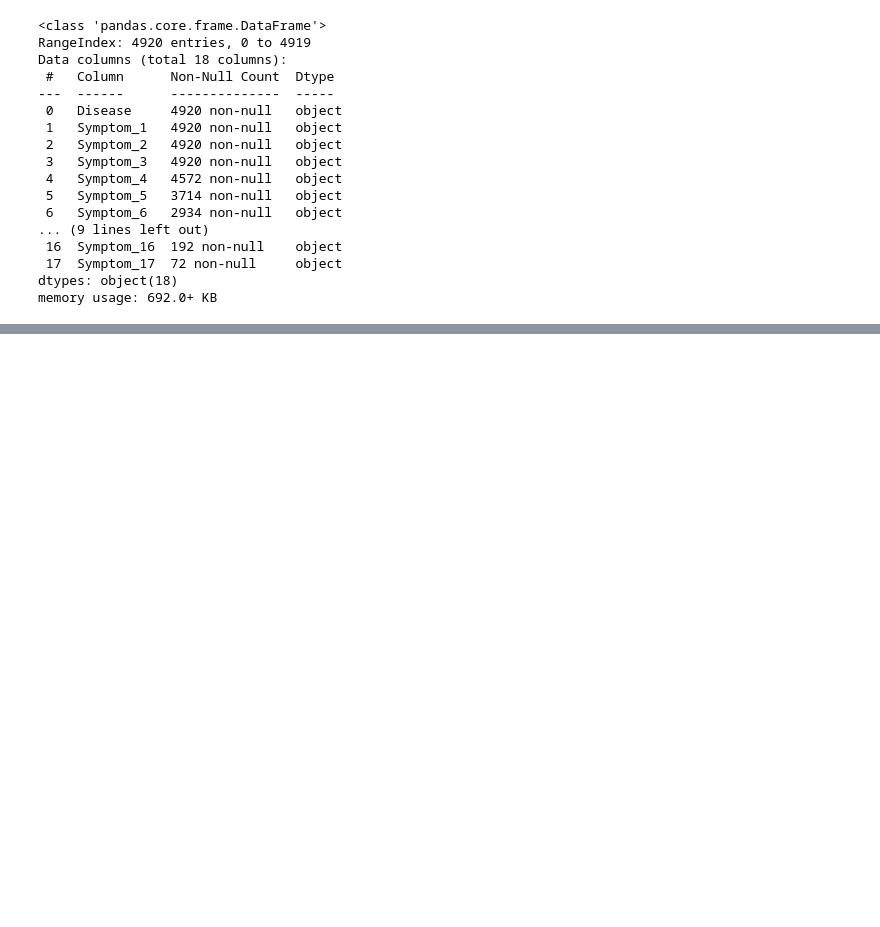
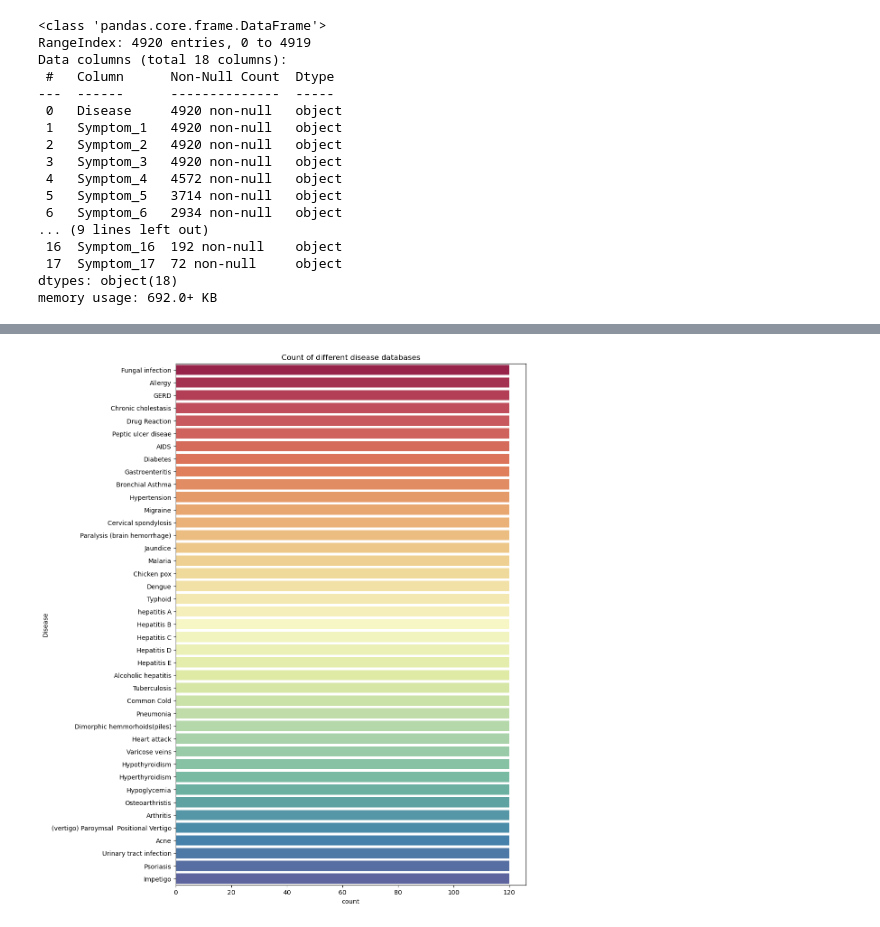
Before and after one commit to rohan-0295/disease-prediction, a Jupyter notebook: disease symptoms.ipynb, the cells around one changed output, grey strips where cells are left out. Cells and saved outputs as stored; diff of their text form; code cells hidden in the pictures; blank space fills up the shorter version.

```diff
--- a/disease symptoms.ipynb
+++ b/disease symptoms.ipynb
@@ -141,0 +147,8 @@ AttributeError: module 'numpy' has no attribute 'isnull'
+# %%
+cols = df.columns
+data = df[cols].values.flatten()
+s = pd.Series(data)
+s = s.str.strip()
+s = s.values.reshape(df.shape)
+df = pd.DataFrame(s,columns = df.columns)
+df.head()
@@ -141,0 +162,3 @@ AttributeError: module 'numpy' has no attribute 'isnull'
+# %%
+df = df.fillna(0)
+df.head()
@@ -141,0 +220,7 @@ AttributeError: module 'numpy' has no attribute 'isnull'
+# %%
+plt.figure(figsize=(10,15))
+sns.countplot(y = "Disease",data = df,palette = "Spectral")
+plt.title("Count of different disease databases")
+plt.show()
+# %% [output]
+[figure, added]
```
Also changed, not shown: parts of 14 cells of this notebook.
